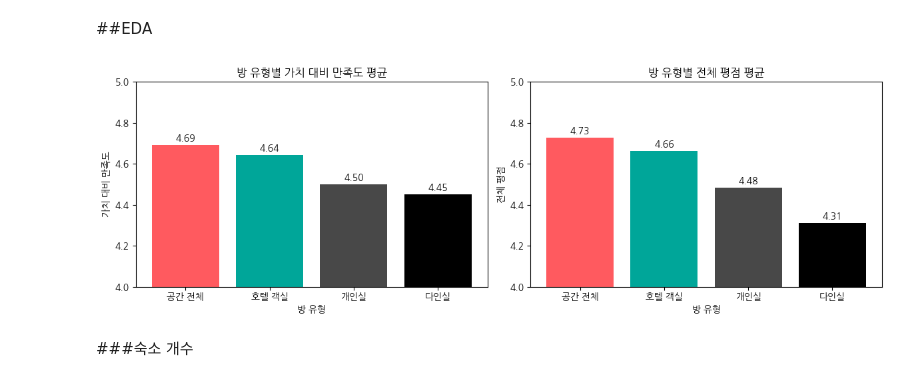
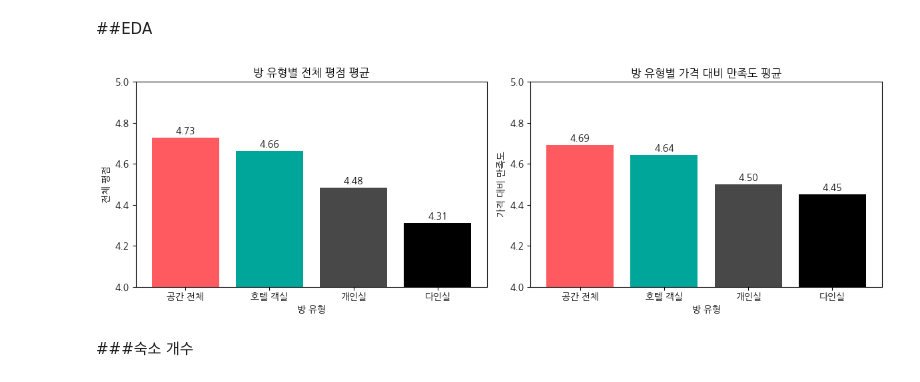
Before and after one commit to DogwonLee/Final-Team2, a Jupyter notebook: 파이널프로젝트_이도권.ipynb, the cells around one changed output. Cells and saved outputs as stored; diff of their text form; code cells hidden in the pictures.

```diff
--- a/파이널프로젝트_이도권.ipynb
+++ b/파이널프로젝트_이도권.ipynb
@@ -853,41 +945,41 @@ order_rat = mean_df.sort_values('review_scores_rating', ascending=False)['room_t
 # %%
 # 그래프 그리기
 plt.figure(figsize=(12, 4))
 colors = ['#ff5a5f', '#00a699', '#484848','#000000']
 # Subplot 1: 가치 대비 만족도
-plt.subplot(1, 2, 1)
+plt.subplot(1, 2, 2)
 # Order the room types based on review_scores_value
 mean_df_value_ordered = mean_df.sort_values('review_scores_value', ascending=False)
-bars1 = plt.bar(mean_df_value_ordered['room_type'], mean_df_value_ordered['review_scores_value'],color = colors)
-plt.title("방 유형별 가치 대비 만족도 평균")
-plt.ylabel('가치 대비 만족도')
+bars2 = plt.bar(mean_df_value_ordered['room_type'], mean_df_value_ordered['review_scores_value'],color = colors)
+plt.title("방 유형별 가격 대비 만족도 평균")
+plt.ylabel('가격 대비 만족도')
 plt.xlabel('방 유형')
 plt.ylim(4,5)
 
 # Add text labels for Subplot 1
-for bar in bars1:
+for bar in bars2:
     yval = bar.get_height()
     plt.text(bar.get_x() + bar.get_width()/2, yval + 0.01, f'{yval:.2f}', ha='center', va='bottom')
 
 # Subplot 2: 전체 평점
-plt.subplot(1, 2, 2)
+plt.subplot(1, 2, 1)
 # Order the room types based on review_scores_rating
 mean_df_rating_ordered = mean_df.sort_values('review_scores_rating', ascending=False)
-bars2 = plt.bar(mean_df_rating_ordered['room_type'], mean_df_rating_ordered['review_scores_rating'],color=colors)
+bars1 = plt.bar(mean_df_rating_ordered['room_type'], mean_df_rating_ordered['review_scores_rating'],color=colors)
 plt.title("방 유형별 전체 평점 평균")
 plt.ylabel('전체 평점')
 plt.xlabel('방 유형')
 plt.ylim(4,5)
 
 # Add text labels for Subplot 2
-for bar in bars2:
+for bar in bars1:
     yval = bar.get_height()
     plt.text(bar.get_x() + bar.get_width()/2, yval + 0.01, f'{yval:.2f}', ha='center', va='bottom')
 
 plt.tight_layout() # Adjust layout to prevent overlapping titles/labels
 plt.show()
 # %% [output]
-[figure, old version]
+[figure, new version]
 # %% [markdown]
 ###숙소 개수
 # %%
```
Also changed, not shown: parts of 14 cells of this notebook.
